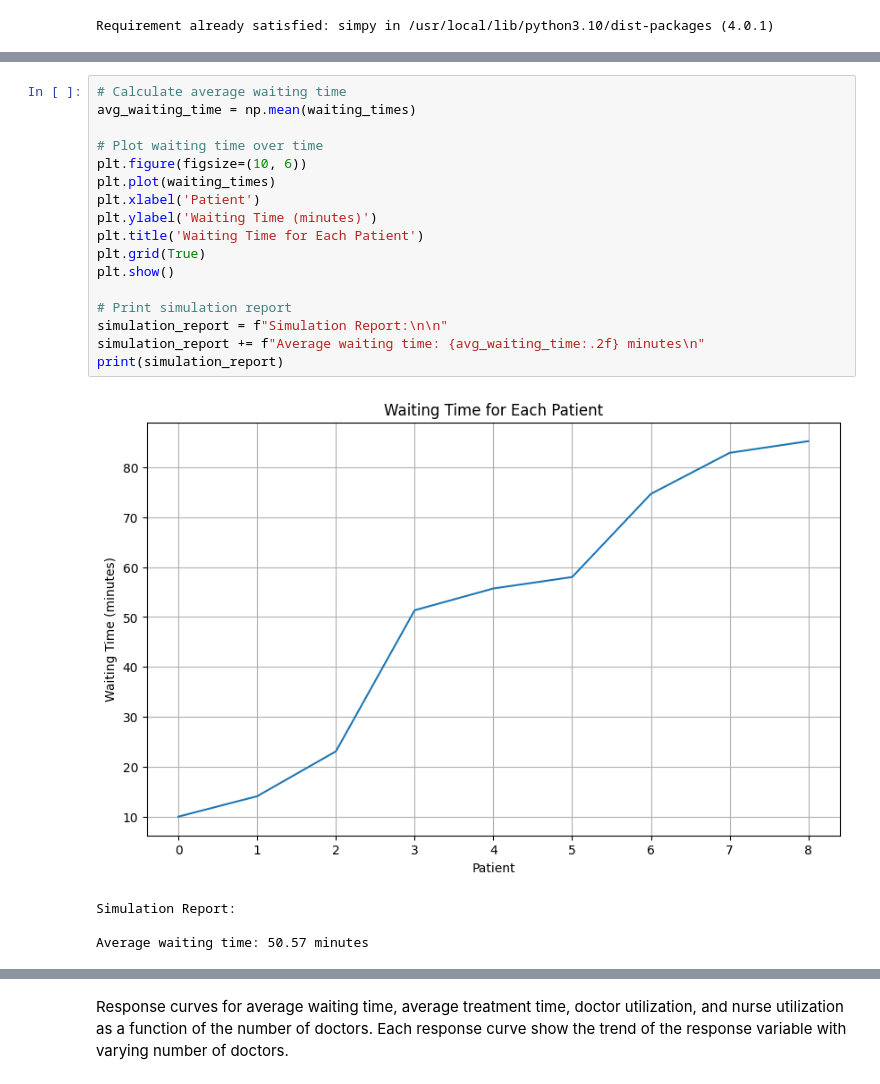
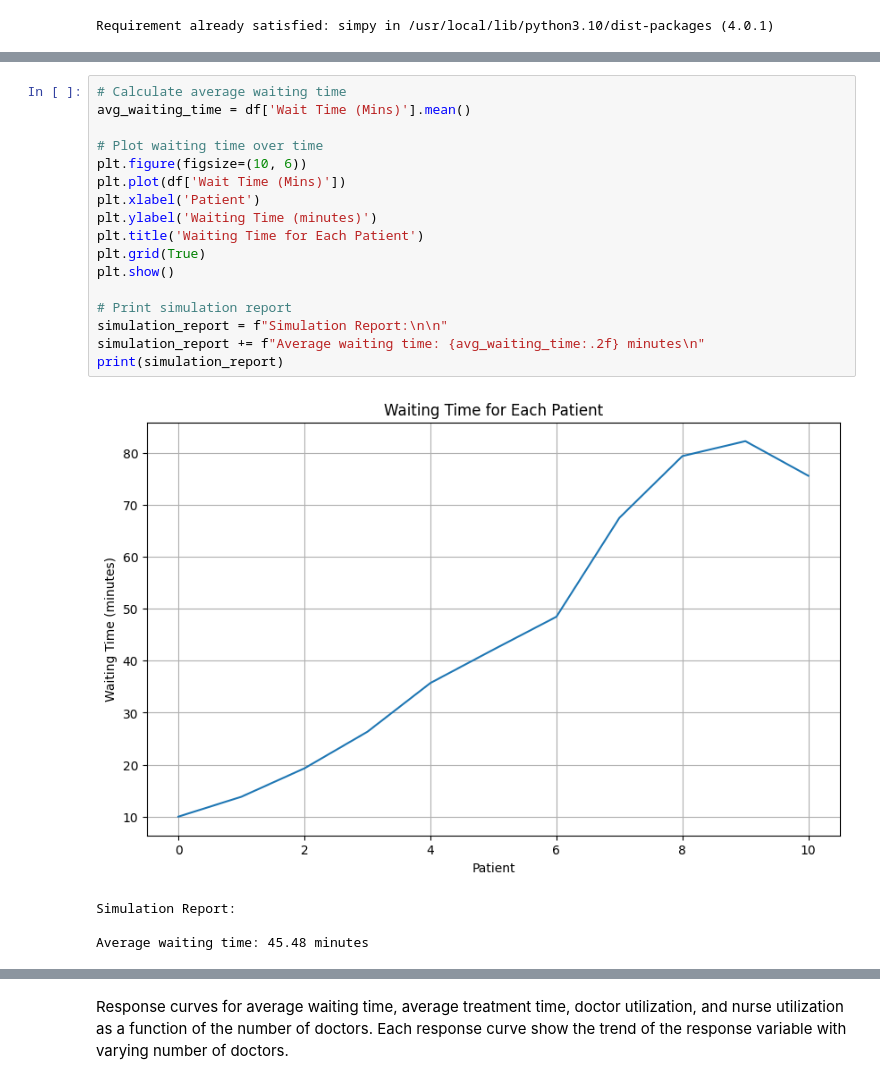
Before and after one commit to waheeb123/Data_604_homeworks, a Jupyter notebook: tringto_write_complete_simulation.ipynb, the cells around one changed output, grey strips where cells are left out. Cells and saved outputs as stored; diff of their text form.

```diff
--- a/tringto_write_complete_simulation.ipynb
+++ b/tringto_write_complete_simulation.ipynb
@@ -192,22 +192,22 @@ Nurse utilization: 30.00%
 # %%
 # Calculate average waiting time
-avg_waiting_time = np.mean(waiting_times)
+avg_waiting_time = df['Wait Time (Mins)'].mean()
 
 # Plot waiting time over time
 plt.figure(figsize=(10, 6))
-plt.plot(waiting_times)
+plt.plot(df['Wait Time (Mins)'])
 plt.xlabel('Patient')
 plt.ylabel('Waiting Time (minutes)')
 plt.title('Waiting Time for Each Patient')
 plt.grid(True)
 plt.show()
 
 # Print simulation report
 simulation_report = f"Simulation Report:\n\n"
 simulation_report += f"Average waiting time: {avg_waiting_time:.2f} minutes\n"
 print(simulation_report)
 # %% [output]
-[figure, old version]
+[figure, new version]
 Simulation Report:
 
-Average waiting time: 50.57 minutes
+Average waiting time: 45.48 minutes
```
Also changed, not shown: parts of 13 cells of this notebook.
